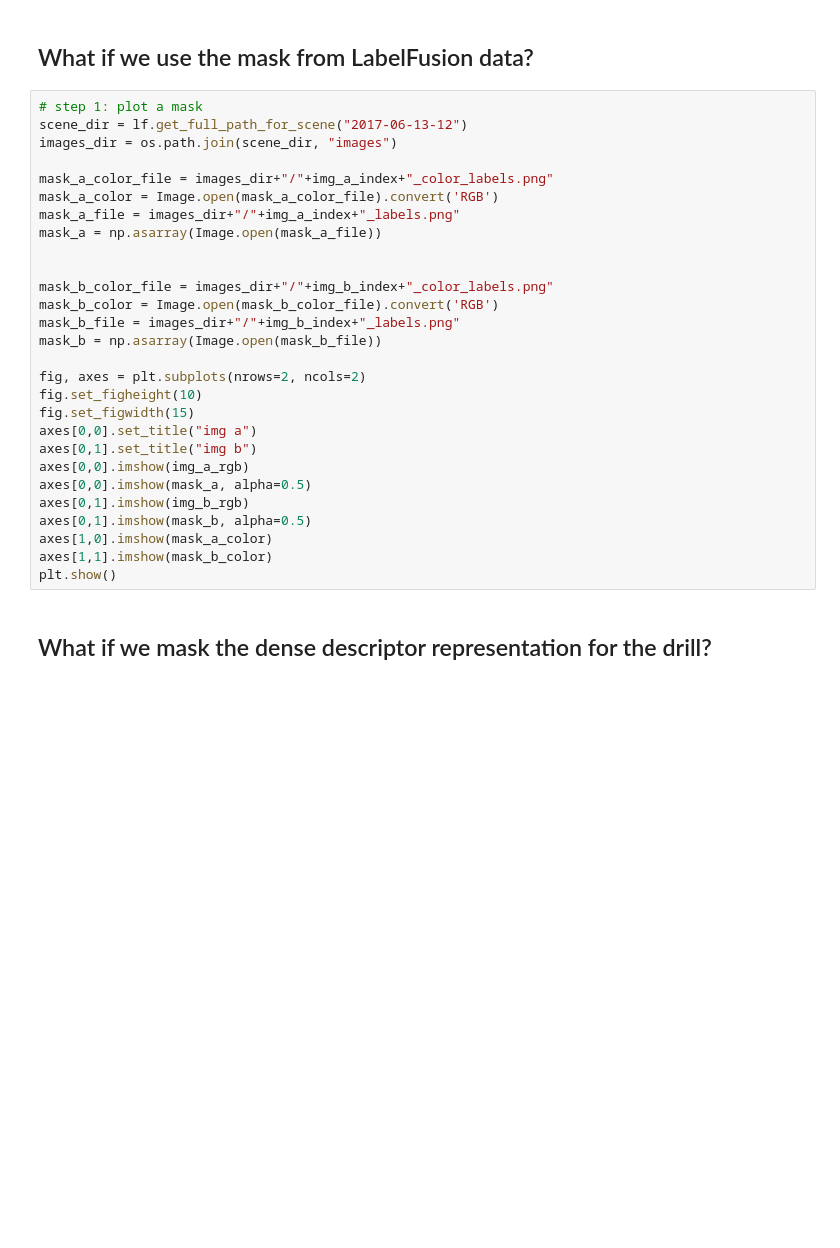
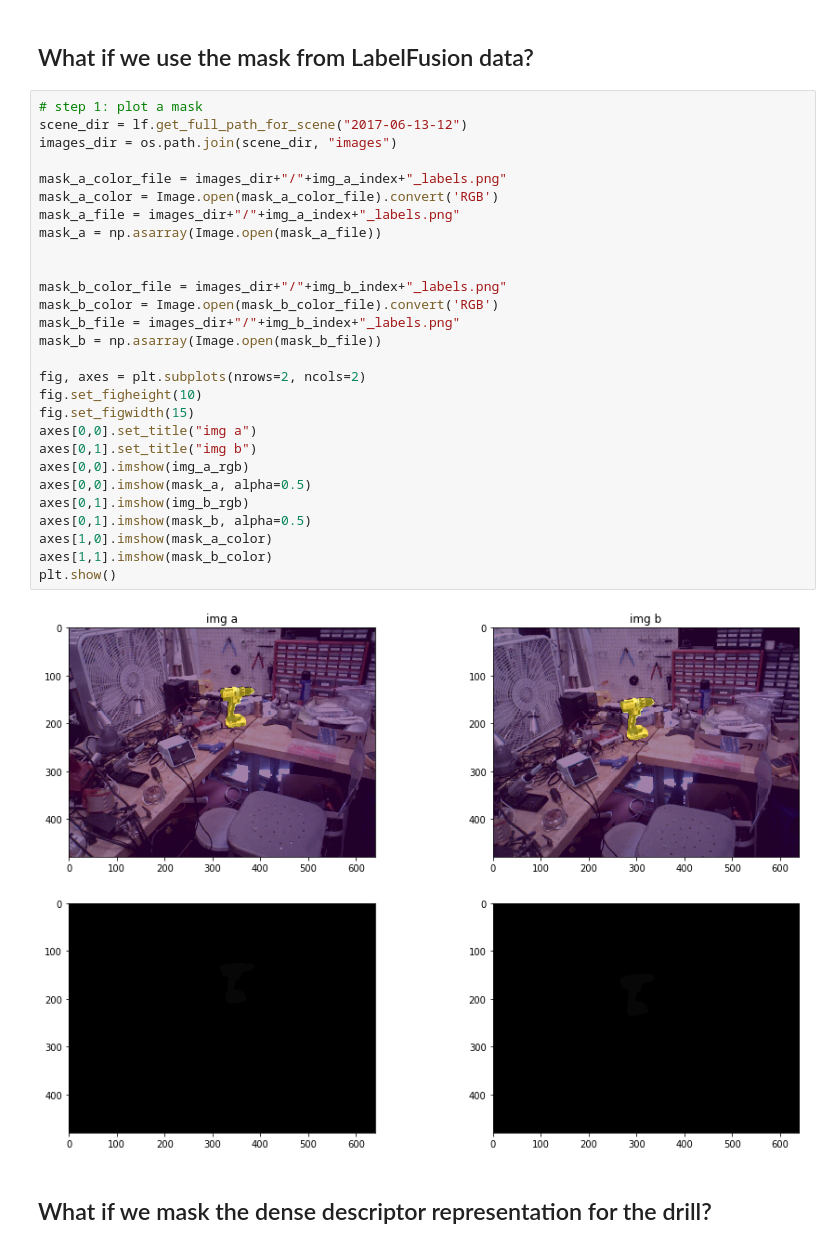
Before and after one commit to RobotLocomotion/pytorch-dense-correspondence, a Jupyter notebook: dense_correspondence/recipes/dense_correspondence_resnet_34_8s_demo_masked.ipynb, the cells around one changed output. Cells and saved outputs as stored; diff of their text form; blank space fills up the shorter version.

```diff
--- a/dense_correspondence/recipes/dense_correspondence_resnet_34_8s_demo_masked.ipynb
+++ b/dense_correspondence/recipes/dense_correspondence_resnet_34_8s_demo_masked.ipynb
@@ -114,31 +136,33 @@ if (descriptor_dimensionality == 1) or (descriptor_dimensionality == 3):
 # %%
 # step 1: plot a mask
 scene_dir = lf.get_full_path_for_scene("2017-06-13-12")
 images_dir = os.path.join(scene_dir, "images")
 
-mask_a_color_file = images_dir+"/"+img_a_index+"_color_labels.png"
+mask_a_color_file = images_dir+"/"+img_a_index+"_labels.png"
 mask_a_color = Image.open(mask_a_color_file).convert('RGB')
 mask_a_file = images_dir+"/"+img_a_index+"_labels.png"
 mask_a = np.asarray(Image.open(mask_a_file))
 
 
-mask_b_color_file = images_dir+"/"+img_b_index+"_color_labels.png"
+mask_b_color_file = images_dir+"/"+img_b_index+"_labels.png"
 mask_b_color = Image.open(mask_b_color_file).convert('RGB')
 mask_b_file = images_dir+"/"+img_b_index+"_labels.png"
 mask_b = np.asarray(Image.open(mask_b_file))
 
 fig, axes = plt.subplots(nrows=2, ncols=2)
 fig.set_figheight(10)
 fig.set_figwidth(15)
 axes[0,0].set_title("img a")
 axes[0,1].set_title("img b")
 axes[0,0].imshow(img_a_rgb)
 axes[0,0].imshow(mask_a, alpha=0.5)
 axes[0,1].imshow(img_b_rgb)
 axes[0,1].imshow(mask_b, alpha=0.5)
 axes[1,0].imshow(mask_a_color)
 axes[1,1].imshow(mask_b_color)
 plt.show()
+# %% [output]
+[figure, added]
 # %% [markdown]
 ## What if we mask the dense descriptor representation for the drill?
 # %%
```
Also changed, not shown: parts of 6 cells of this notebook.
